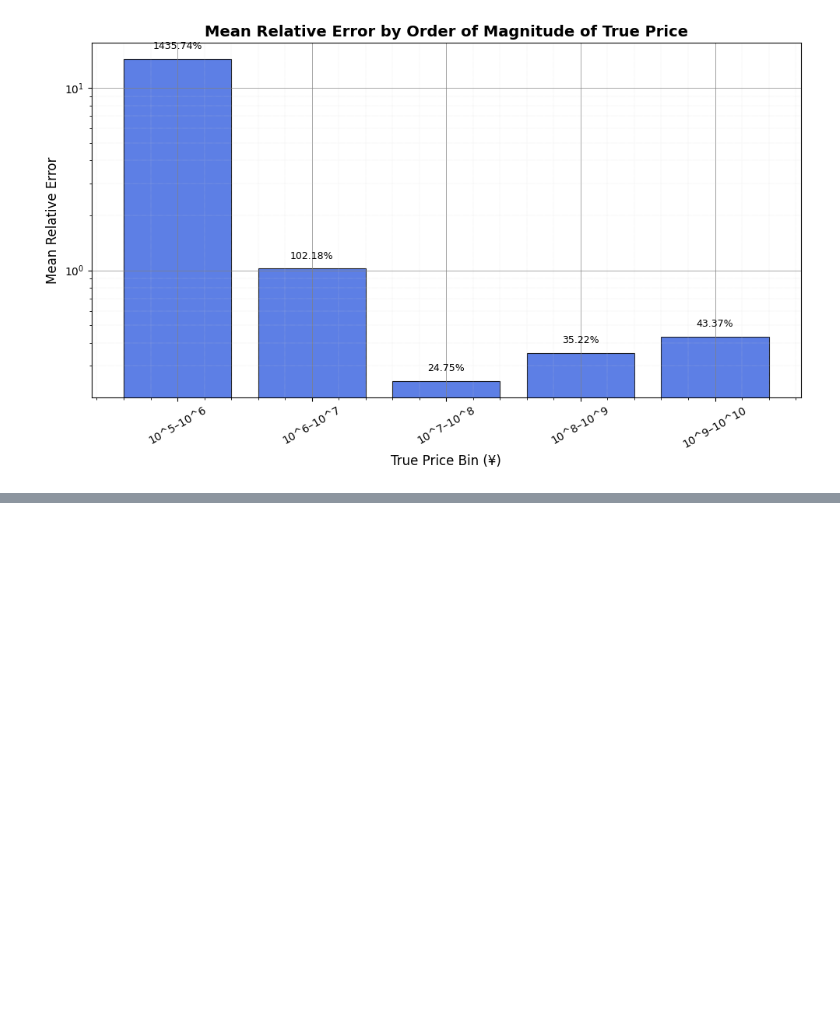
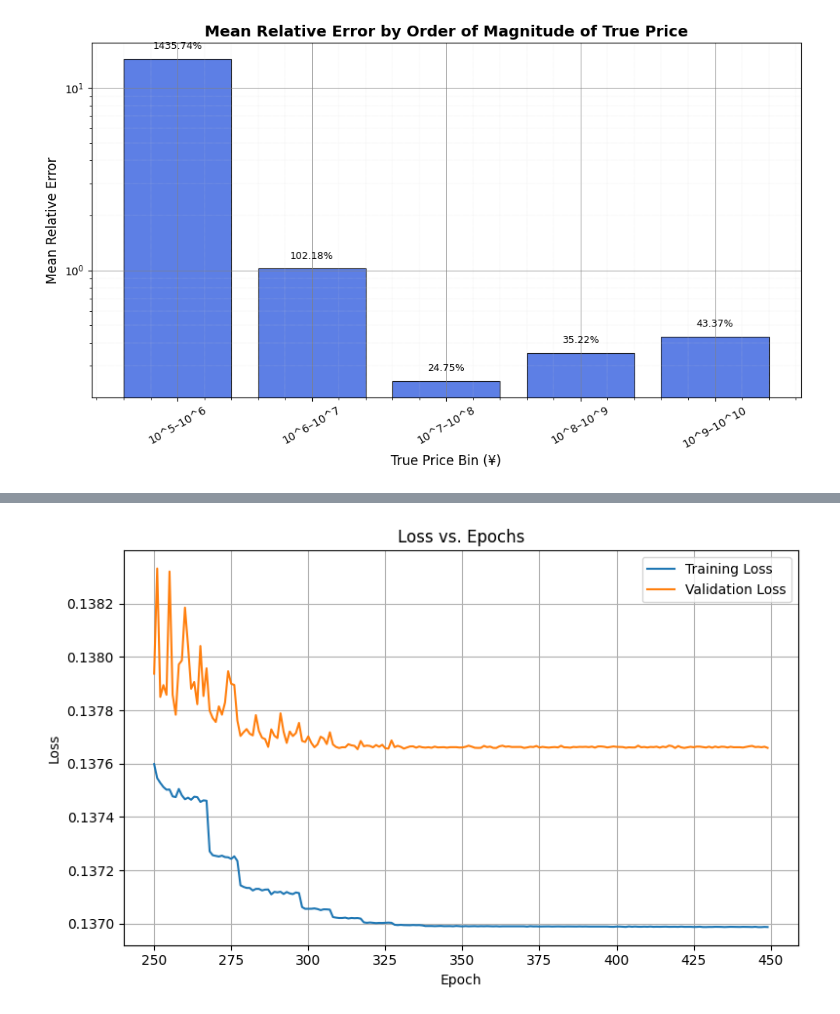
Before and after one commit to bmcgloughlin71/Japanese_future_real_estate_prices, a Jupyter notebook: Regression_Analysis/Regression_Analysis_with_migration_model2.ipynb, the cells around one changed output, grey strips where cells are left out. Cells and saved outputs as stored; diff of their text form; code cells hidden in the pictures; blank space fills up the shorter version.

```diff
--- a/Regression_Analysis/Regression_Analysis_with_migration_model2.ipynb
+++ b/Regression_Analysis/Regression_Analysis_with_migration_model2.ipynb
@@ -421,0 +506,21 @@ plt.show()
+# %%
+# Extract training and validation loss from the history object
+loss = history.history['loss']
+val_loss = history.history['val_loss']
+
+# Create the list of epoch numbers (important when using initial_epoch)
+epochs = range(250, 250 + len(loss))
+
+# Plot the loss curves
+plt.figure(figsize=(8, 5))
+plt.plot(epochs, loss, label='Training Loss')
+plt.plot(epochs, val_loss, label='Validation Loss')
+plt.xlabel('Epoch')
+plt.ylabel('Loss')
+plt.title('Loss vs. Epochs')
+plt.legend()
+plt.grid(True)
+plt.tight_layout()
+plt.show()
+# %% [output]
+[figure, added]
```
Also changed, not shown: parts of 2 cells of this notebook.
